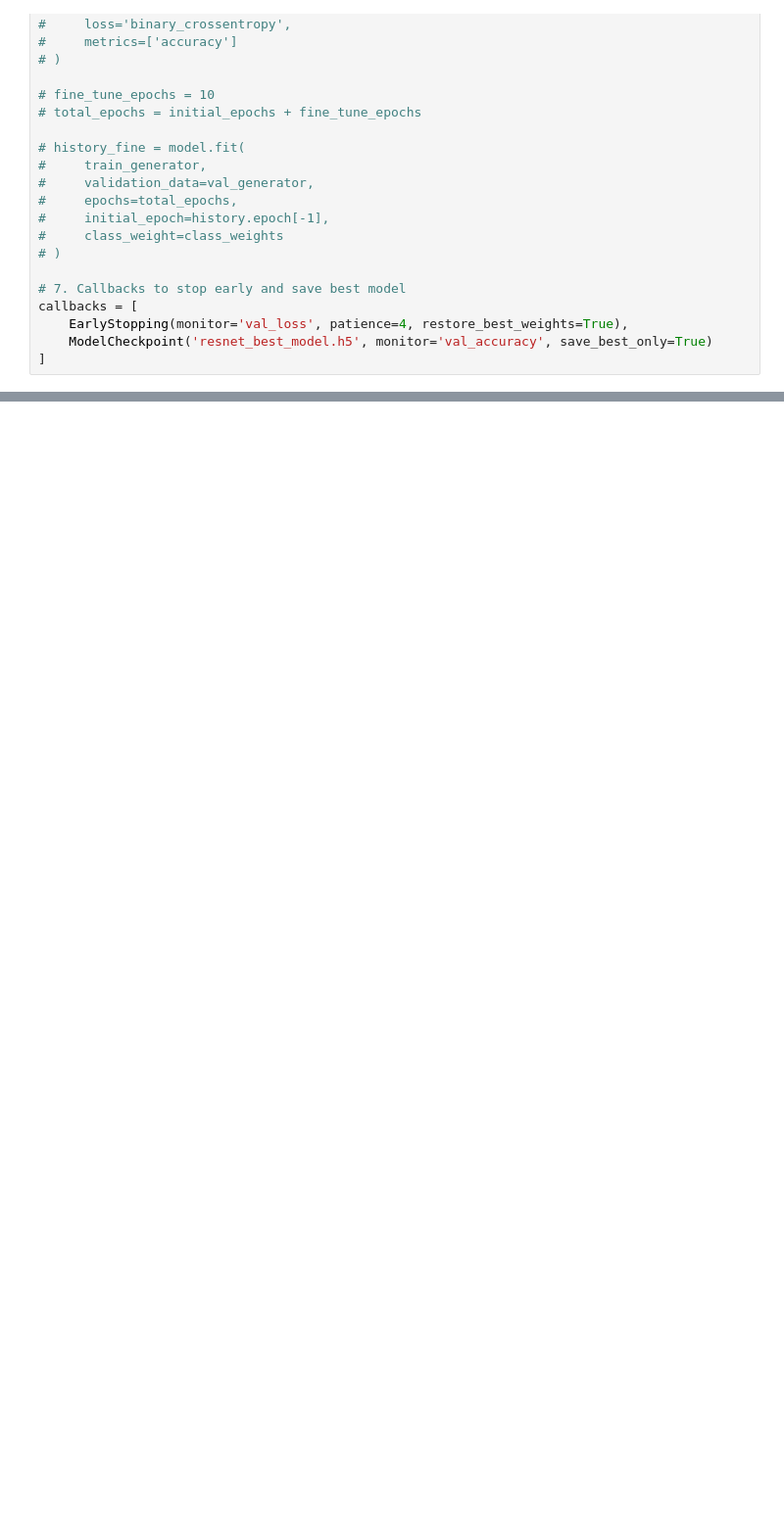
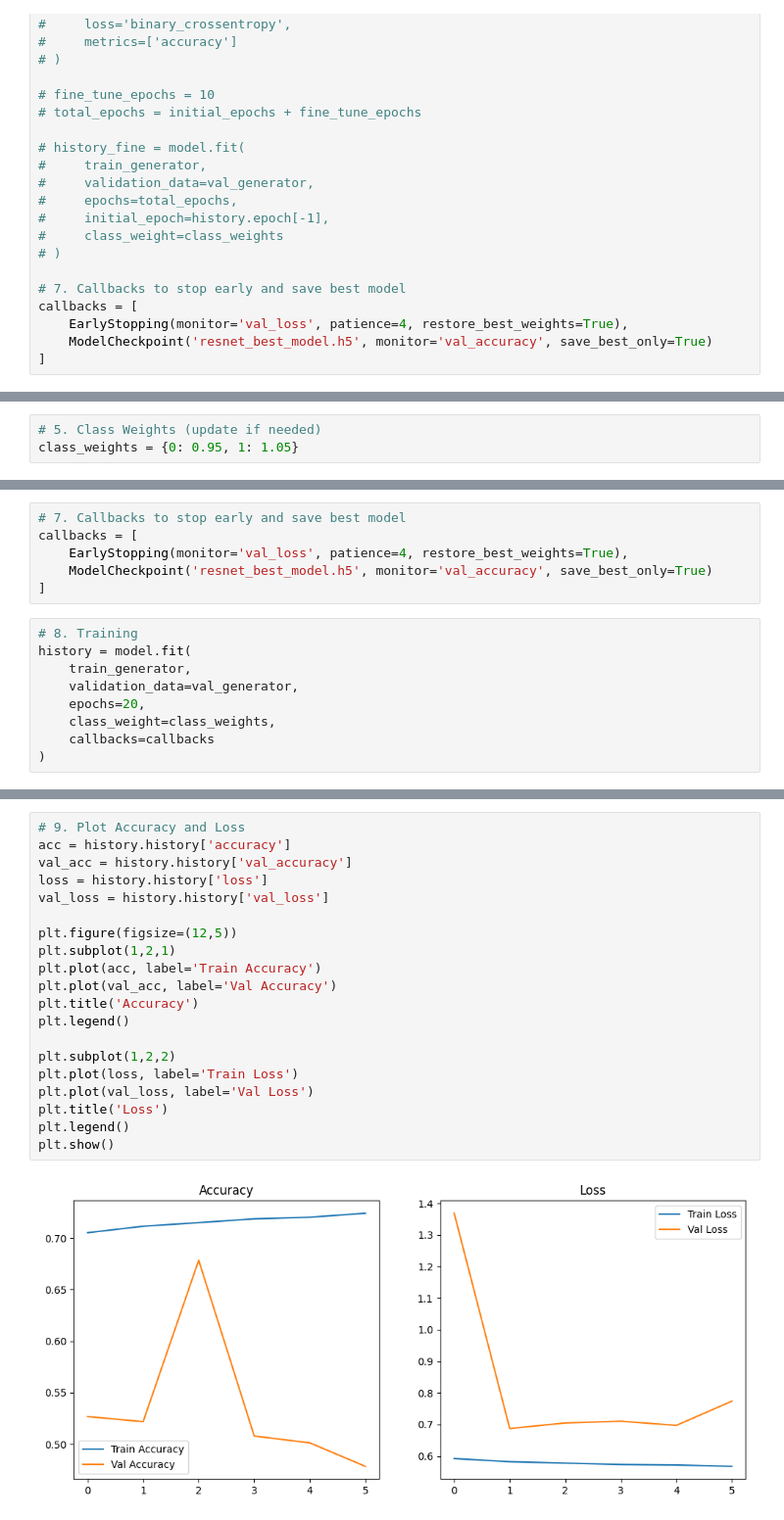
Before and after one commit to HarshleenKaur95236/Drought-Prediction-Using-Multi-Modal-Deep-Learning-STGCN-Based, a Jupyter notebook: drought_harshleen_(Model_trained_and_shared_on_github)_16_May.ipynb, the cells around one changed output, grey strips where cells are left out. Shown at 98% size. Drawn from its saved outputs; the diff is of its cells as text; blank space fills up the shorter version.

```diff
--- a/drought_harshleen_(Model_trained_and_shared_on_github)_16_May.ipynb
+++ b/drought_harshleen_(Model_trained_and_shared_on_github)_16_May.ipynb
@@ -1267,0 +1499,3 @@ plt.show()
+# %%
+# 5. Class Weights (update if needed)
+class_weights = {0: 0.95, 1: 1.05}
@@ -1267,0 +1544,15 @@ plt.show()
+# %%
+# 7. Callbacks to stop early and save best model
+callbacks = [
+    EarlyStopping(monitor='val_loss', patience=4, restore_best_weights=True),
+    ModelCheckpoint('resnet_best_model.h5', monitor='val_accuracy', save_best_only=True)
+]
+# %%
+# 8. Training
+history = model.fit(
+    train_generator,
+    validation_data=val_generator,
+    epochs=20,
+    class_weight=class_weights,
+    callbacks=callbacks
+)
@@ -1267,0 +1574,22 @@ plt.show()
+# %%
+# 9. Plot Accuracy and Loss
+acc = history.history['accuracy']
+val_acc = history.history['val_accuracy']
+loss = history.history['loss']
+val_loss = history.history['val_loss']
+
+plt.figure(figsize=(12,5))
+plt.subplot(1,2,1)
+plt.plot(acc, label='Train Accuracy')
+plt.plot(val_acc, label='Val Accuracy')
+plt.title('Accuracy')
+plt.legend()
+
+plt.subplot(1,2,2)
+plt.plot(loss, label='Train Loss')
+plt.plot(val_loss, label='Val Loss')
+plt.title('Loss')
+plt.legend()
+plt.show()
+# %% [output]
+[figure, added]
```
Also changed, not shown: parts of 81 cells of this notebook.
